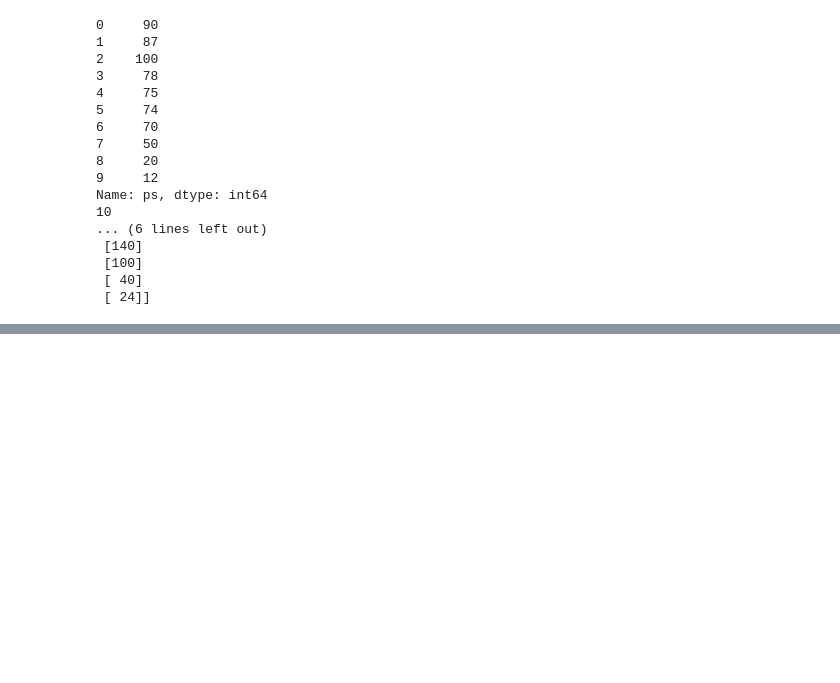
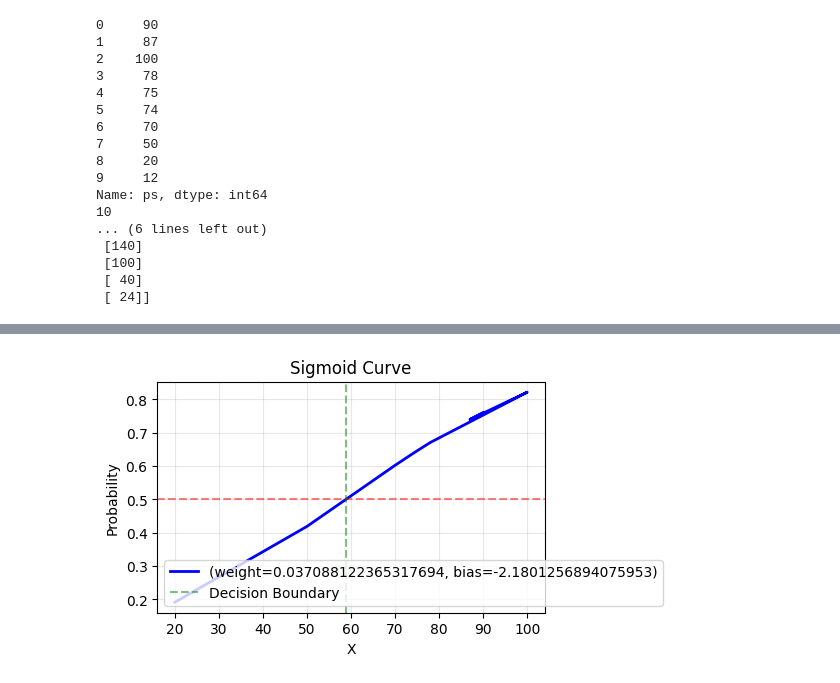
Before and after one commit to madrlibr/Machine-Learning-Exp, a Jupyter notebook: lab/plotting.ipynb, the cells around one changed output, grey strips where cells are left out. Drawn from its saved outputs; the diff is of its cells as text; code cells hidden in the pictures; blank space fills up the shorter version.

```diff
--- a/lab/plotting.ipynb
+++ b/lab/plotting.ipynb
@@ -9,10 +9,13 @@ from rubiks.Plotter import *
 # %%
 df = pd.read_csv('../data/linear.csv')
+df2 = pd.read_csv('../data/logistic.csv')
 
 X = df['ps']
 Y = df['fs']
 
-#linearRPlot(X=X, Y=Y, weight=0.8, bias=0.5)
+x = df2["value"]
+y = df2["status"]
+
 print(X)
 print(len(X))
 X = np.array(X).reshape(-1, 1)
@@ -43,34 +45,0 @@ LogisticPlot(weight=-0.012, bias=0.00005)
-# %%
-dfLogistic = pd.read_csv('../data/logistic.csv')
-
-X = dfLogistic['value']
-Y = dfLogistic['status']
-
-x = np.array(X).reshape(-1, 1)
-y = np.array(Y).reshape(-1, 1)
-w = 0
-b = 0
-lr = 0.001
-m = len(X)
-
-print(50*"=")
-print(f"w = {w}")
-print(f"b = {b}")
-print(f"lr = {lr}")
-print(f"m = {m}")
-print(50*"=")
-
-z = (w * x) + b
-print(f"z =\n{z}")
-prob = 1 / (1 + np.exp(-z))
-print(f"Probabillity =\n{prob}")
-error = prob - y
-print(f"Error = \n{error}")
-db = np.sum(error) / m
-print(f"db = {db}")
-dw = np.sum(x * error) / m
-print(f"dw = {dw}")
-w = w - (lr * dw)
-b = b - (lr * db)
-print(f"w = {w}")
-print(f"b = {b}")
@@ -168,0 +46,4 @@ Predict: 1
+# %%
+LogisticPlot(weight=0.037088122365317694, bias=-2.1801256894075953, x=x)
+# %% [output]
+[figure, added]
```
Also changed, not shown: parts of 4 cells of this notebook, 10 other files.
